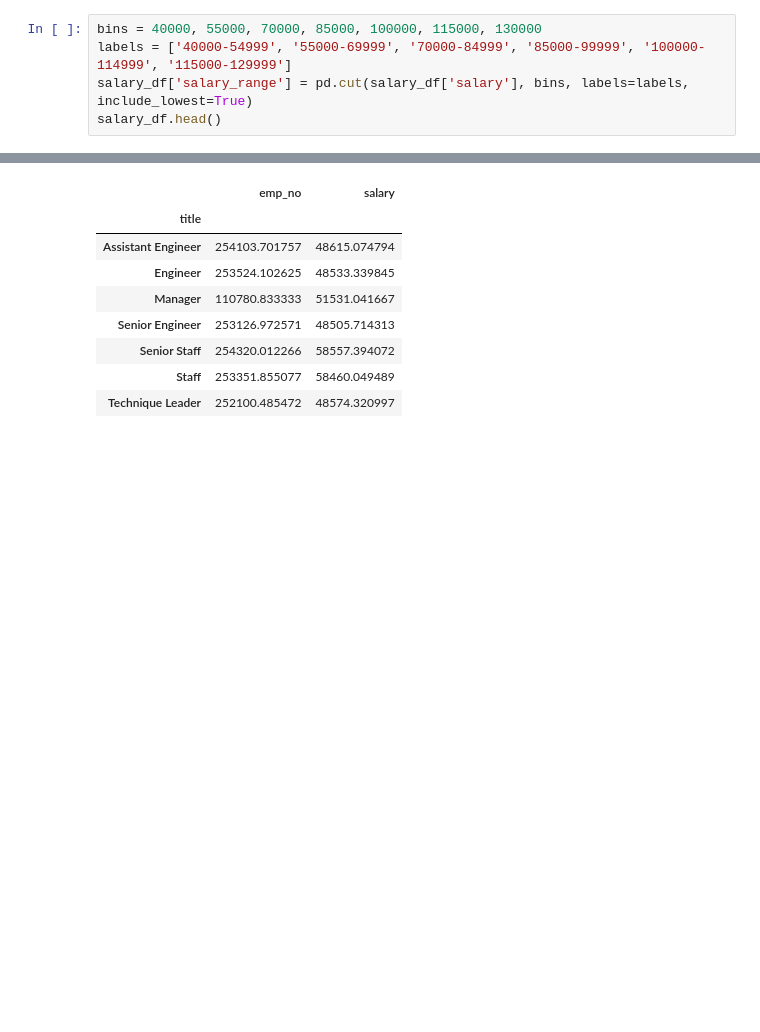
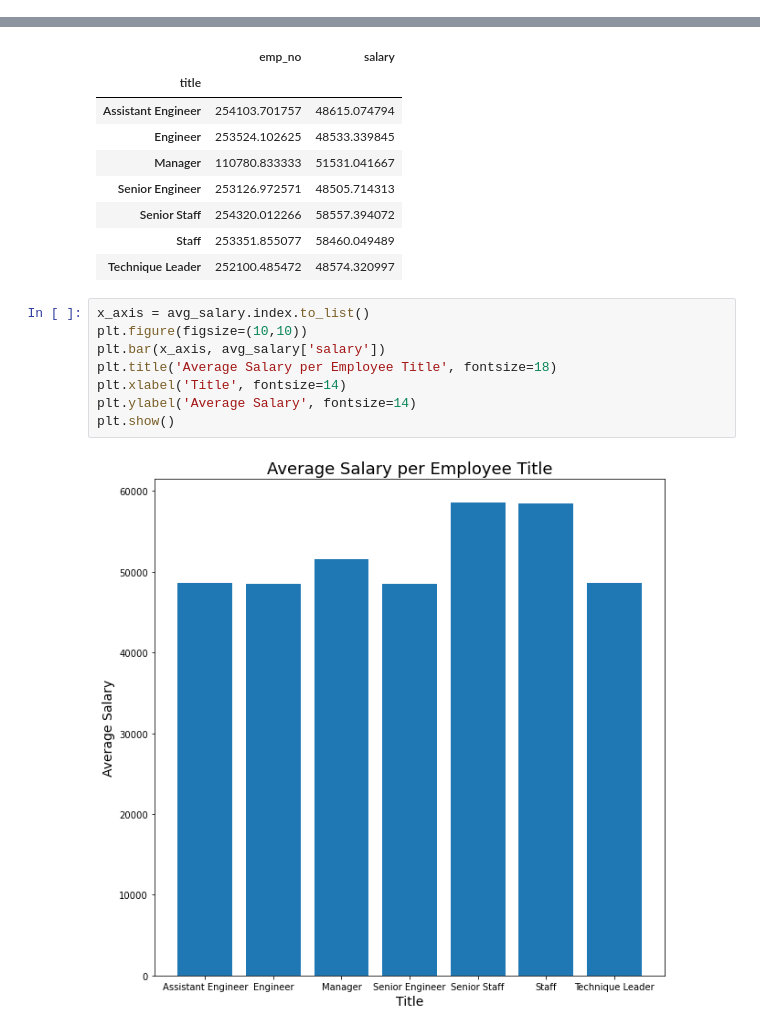
Before and after one commit to Corters22/Employee_Analysis, a Jupyter notebook: Bonus.ipynb, the cells around one changed output, grey strips where cells are left out. Saved outputs shown, nothing was run; the diff lists cells and outputs as text; blank space fills up the shorter version.

```diff
--- a/Untitled.ipynb
+++ b/Bonus.ipynb
@@ -24,8 +24,3 @@ employee_df.head()
 | 2 | 57444 | e0002 | 1/30/1958 | Berry | Babb | F | 3/21/1992 |
 | 3 | 421786 | s0001 | 9/28/1957 | Xiong | Verhoeff | M | 11/26/1987 |
 | 4 | 282238 | e0003 | 10/28/1952 | Abdelkader | Baumann | F | 1/18/1991 |
-# %%
-bins = 40000, 55000, 70000, 85000, 100000, 115000, 130000
-labels = ['40000-54999', '55000-69999', '70000-84999', '85000-99999', '100000-114999', '115000-129999']
-salary_df['salary_range'] = pd.cut(salary_df['salary'], bins, labels=labels, include_lowest=True)
-salary_df.head()
@@ -92,3 +62,13 @@ avg_salary
 | Senior Staff | 254320.012266 | 58557.394072 |
 | Staff | 253351.855077 | 58460.049489 |
 | Technique Leader | 252100.485472 | 48574.320997 |
+# %%
+x_axis = avg_salary.index.to_list()
+plt.figure(figsize=(10,10))
+plt.bar(x_axis, avg_salary['salary'])
+plt.title('Average Salary per Employee Title', fontsize=18)
+plt.xlabel('Title', fontsize=14)
+plt.ylabel('Average Salary', fontsize=14)
+plt.show()
+# %% [output]
+[figure, added]
```
Also changed, not shown: parts of 5 cells of this notebook.
